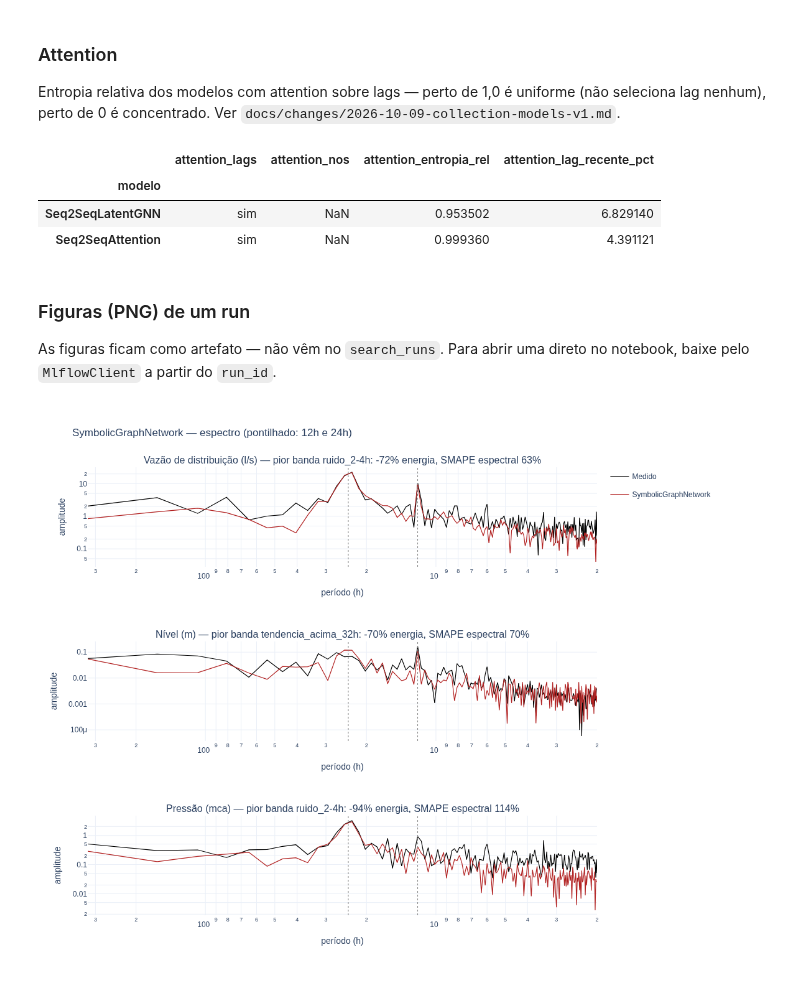
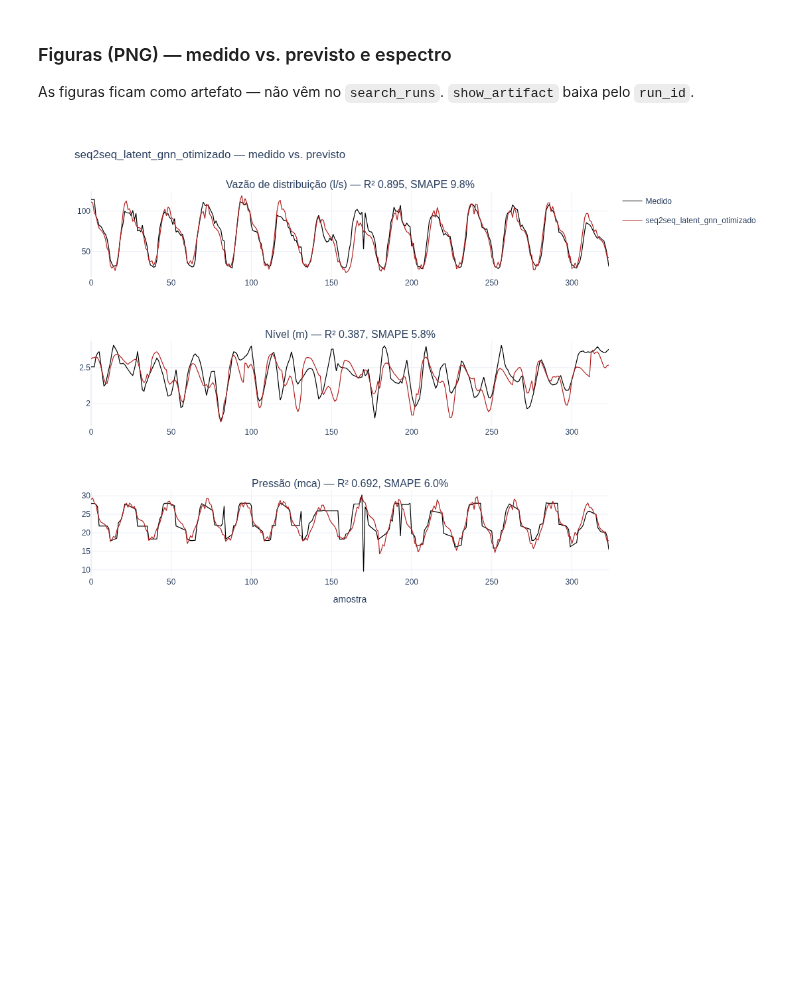
Before and after one commit to watasabi/MIMO_SYSTEM_TCC, a Jupyter notebook: notebooks/eda/04_collection_models_eda.ipynb, the cells around one changed output. Saved outputs shown, nothing was run; the diff lists cells and outputs as text; code cells hidden in the pictures; blank space fills up the shorter version.

```diff
--- a/notebooks/eda/04_collection_models_eda.ipynb
+++ b/notebooks/eda/04_collection_models_eda.ipynb
@@ -20,6 +20,6 @@ pd.set_option("display.max_columns", None)
 pd.set_option("display.width", 160)
 
 MLFLOW_DB = Path("../training/mlflow.db")
-EXPERIMENT_NAME = "mimo_sys_collection_70_15_15"
+EXPERIMENT_NAME = "mimo_sys_collection_v2"
 
 mlflow.set_tracking_uri(f"sqlite:///{MLFLOW_DB}")
@@ -28,9 +30,11 @@ mlflow.set_tracking_uri(f"sqlite:///{MLFLOW_DB}")
 # %%
 runs = mlflow.search_runs(experiment_names=[EXPERIMENT_NAME])
-children = runs[runs["tags.mlflow.parentRunId"].notna()].copy()
-children = children.rename(columns={"tags.mlflow.runName": "modelo"})
-children = children.set_index("modelo")
+runs = runs.rename(columns={"tags.mlflow.runName": "run"}).set_index("run")
+runs["modelo"] = runs.index.str.removesuffix("_otimizado")
+runs["variante"] = runs.index.to_series().apply(
+    lambda r: "otimizado" if r.endswith("_otimizado") else "baseline"
+)
 
-print(f"{len(children)} modelos em '{EXPERIMENT_NAME}'")
-children[["status", "start_time"]]
+print(f"{len(runs)} runs em '{EXPERIMENT_NAME}'")
+runs[["modelo", "variante", "status", "start_time"]]
 # %% [output]
@@ -182,49 +177,25 @@ band_pivot("pressao").round(1)
-# %% [markdown]
-### Attention
-
-Entropia relativa dos modelos com attention sobre lags — perto de 1,0
-é uniforme (não seleciona lag nenhum), perto de 0 é concentrado. Ver
-`docs/changes/2026-10-09-collection-models-v1.md`.
-# %%
-attn_cols = [
-    "tags.attention_lags",
-    "tags.attention_nos",
-    "metrics.attention_entropia_rel",
-    "metrics.attention_lag_recente_pct",
-]
-attn = children[attn_cols].rename(columns=lambda c: c.split(".", 1)[-1])
-value_cols = ["attention_entropia_rel", "attention_lag_recente_pct"]
-attn.dropna(how="all", subset=value_cols)
-# %% [output]
-|  | attention_lags | attention_nos | attention_entropia_rel | attention_lag_recente_pct |
-| modelo |  |  |  |  |
-| Seq2SeqLatentGNN | sim | NaN | 0.953502 | 6.829140 |
-| Seq2SeqAttention | sim | NaN | 0.999360 | 4.391121 |
 # %% [markdown]
-### Figuras (PNG) de um run
+### Figuras (PNG) — medido vs. previsto e espectro
 
-As figuras ficam como artefato — não vêm no `search_runs`. Para abrir
-uma direto no notebook, baixe pelo `MlflowClient` a partir do
-`run_id`.
+As figuras ficam como artefato — não vêm no `search_runs`. `show_artifact` baixa pelo `run_id`.
 # %%
 from IPython.display import Image
 from mlflow.tracking import MlflowClient
 
 client = MlflowClient()
 
 
-def show_artifact(modelo: str, nome: str) -> Image:
-    """Baixa e mostra um PNG de artefato do run de `modelo`.
+def show_artifact(run_name: str, nome: str) -> Image:
+    """Baixa e mostra um PNG de artefato do run `run_name`.
 
-    `nome` é o caminho do artefato, ex. 'serie.png', 'espectro.png',
-    'attention_lags.png', 'attention_nos.png'.
+    `nome` é `'serie.png'` ou `'espectro.png'`.
     """
-    run_id = children.loc[modelo, "run_id"]
+    run_id = runs.loc[run_name, "run_id"]
     local_path = client.download_artifacts(run_id, nome)
     return Image(local_path)
 
 
-show_artifact("SymbolicGraphNetwork", "espectro.png")
+show_artifact("seq2seq_latent_gnn_otimizado", "serie.png")
 # %% [output]
-[figure, old version]
+[figure, new version]
 # %%
```
Also changed, not shown: parts of 25 cells of this notebook, 4 other files.
